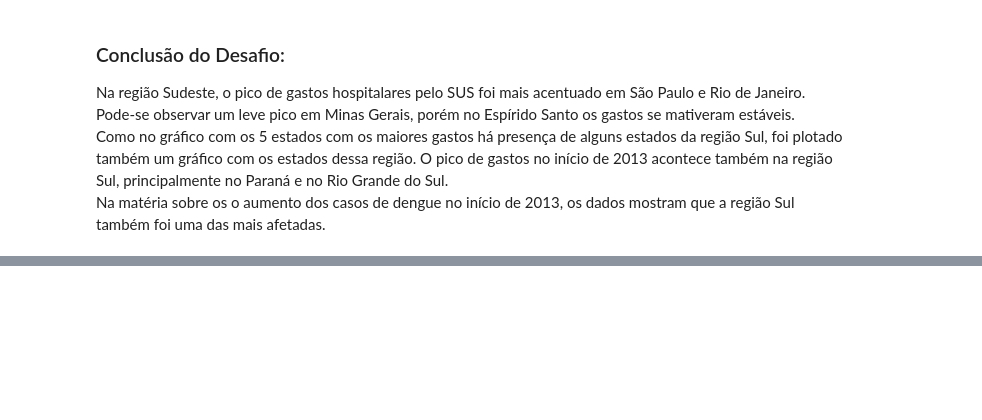
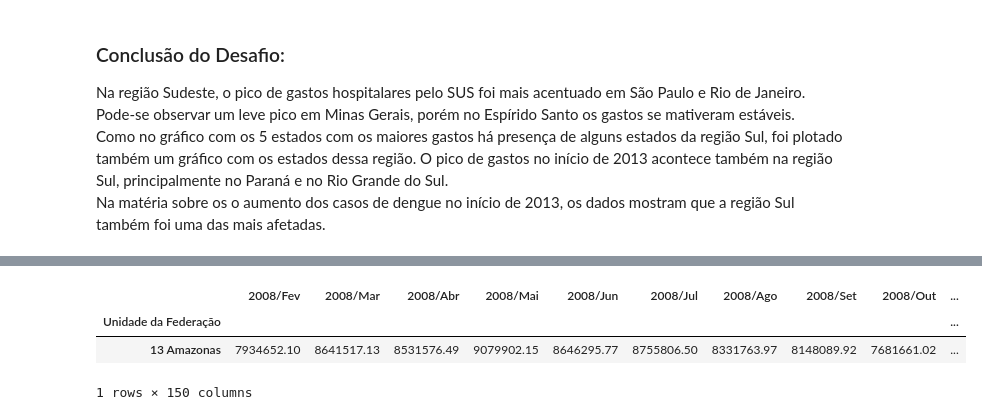
Before and after one commit to silviacfreitas/BootcampDataScienceAplicadaAlura, a Jupyter notebook: BootcampDSModulo01Aula03.ipynb, the cells around one changed output, grey strips where cells are left out. Drawn from its saved outputs; the diff is of its cells as text; code cells hidden in the pictures; blank space fills up the shorter version.

```diff
--- a/BootcampDSModulo01Aula03.ipynb
+++ b/BootcampDSModulo01Aula03.ipynb
@@ -570,7 +570,3 @@ plt.legend(bbox_to_anchor=(1.05, 1),loc='upper left')
 plt.show()
 # %% [output]
 [figure]
-# %%
-# Plotando novamente o gráfico dos 6 estados com os dados a partir de 2008/Fev
-seis_estados = ordenado_por_total[:5].append(amazonas)
-seis_estados
@@ -694,0 +675,3 @@ Na matéria sobre os o aumento dos casos de dengue no início de 2013, os dados
+# %%
+ordenado_por_total = ordenado_por_total.drop("Região", axis=1)
+ordenado_por_total.head()
@@ -694,0 +687,8 @@ Na matéria sobre os o aumento dos casos de dengue no início de 2013, os dados
+# %%
+amazonas = ordenado_por_total.filter(like="13 Amazonas", axis=0)
+amazonas
+# %% [output]
+|  | 2008/Fev | 2008/Mar | 2008/Abr | 2008/Mai | 2008/Jun | 2008/Jul | 2008/Ago | 2008/Set | 2008/Out | ... |
+| Unidade da Federação |  |  |  |  |  |  |  |  |  | ... |
+| 13 Amazonas | 7934652.10 | 8641517.13 | 8531576.49 | 9079902.15 | 8646295.77 | 8755806.50 | 8331763.97 | 8148089.92 | 7681661.02 | ... |
+1 rows × 150 columns
```
Also changed, not shown: parts of 7 cells of this notebook.
